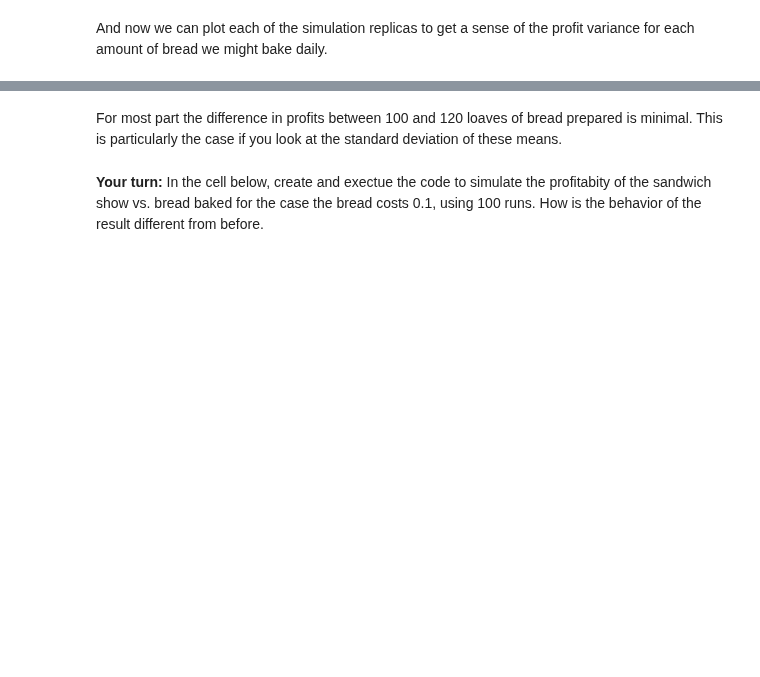
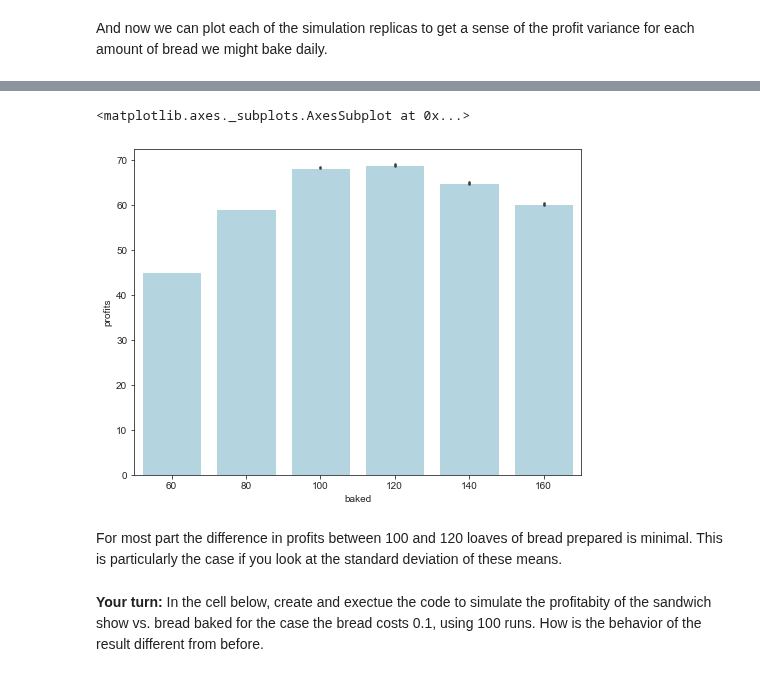
Before and after one commit to StephenElston/DataScience410, a Jupyter notebook: Lecture3/Simulation.ipynb, the cells around one changed output, grey strips where cells are left out. Saved outputs shown, nothing was run; the diff lists cells and outputs as text; code cells hidden in the pictures; blank space fills up the shorter version.

```diff
--- a/Lecture3/Simulation.ipynb
+++ b/Lecture3/Simulation.ipynb
@@ -341,3 +409,9 @@ seaborn.tsplot(
+# %%
+pyplot.figure(figsize=(8, 6))
+seaborn.barplot(x='baked', y='profits', ci=95, data=replicas, color='LightBlue')
+# %% [output]
+<matplotlib.axes._subplots.AxesSubplot at 0x...>
+[figure, added]
 # %% [markdown]
 For most part the difference in profits between 100 and 120 loaves of bread prepared is minimal. This is particularly the case if you look at the standard deviation of these means.
 # %% [markdown]
```
Also changed, not shown: parts of 38 cells of this notebook.
